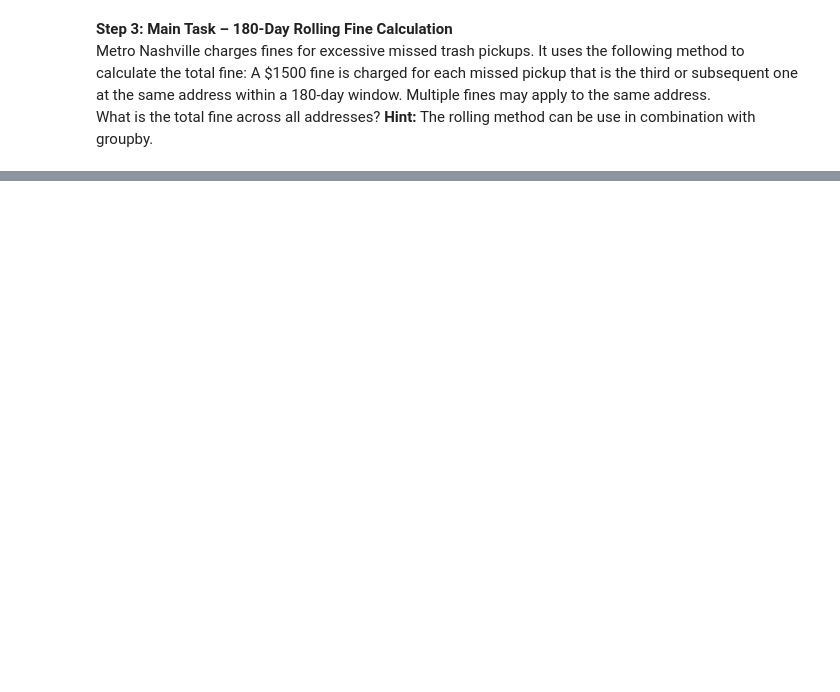
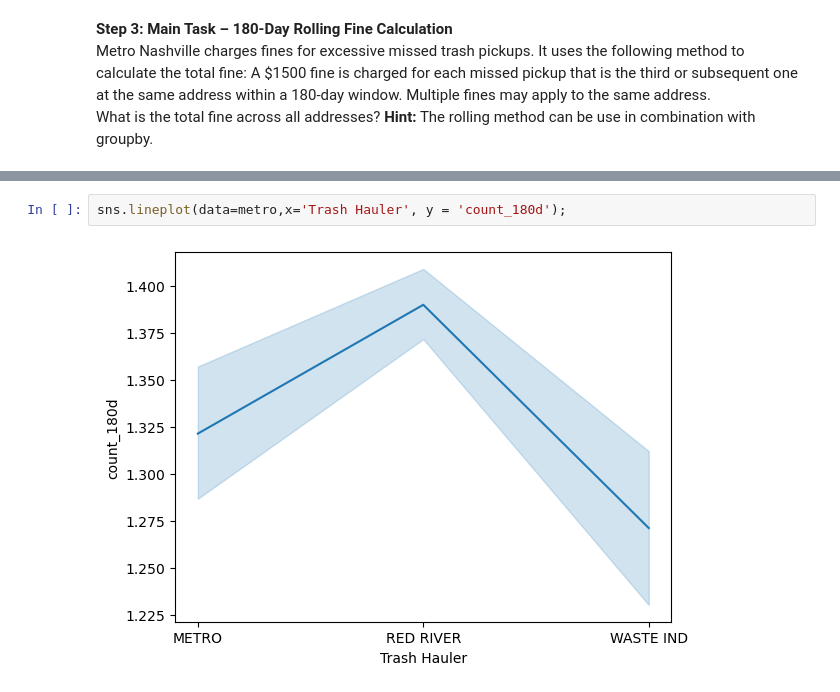
Before and after one commit to nss-data-science-cohort-9/trash-pickups-ADoddala, a Jupyter notebook: notebooks/trash_pickup_datetime_excercise.ipynb, the cells around one changed output, grey strips where cells are left out. Drawn from its saved outputs; the diff is of its cells as text; blank space fills up the shorter version.

```diff
--- a/notebooks/trash_pickup_datetime_excercise.ipynb
+++ b/notebooks/trash_pickup_datetime_excercise.ipynb
@@ -272,0 +284,4 @@ np.int64(1591500)
+# %%
+sns.lineplot(data=metro,x='Trash Hauler', y = 'count_180d');
+# %% [output]
+[figure, added]
```
Also changed, not shown: parts of 38 cells of this notebook.
